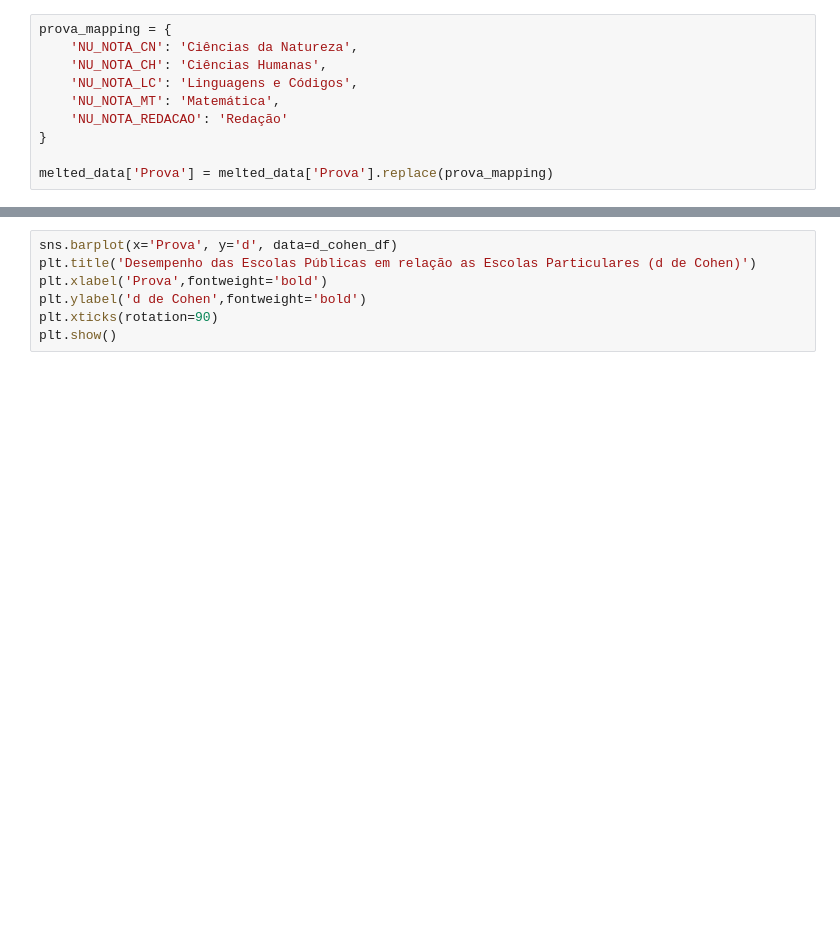
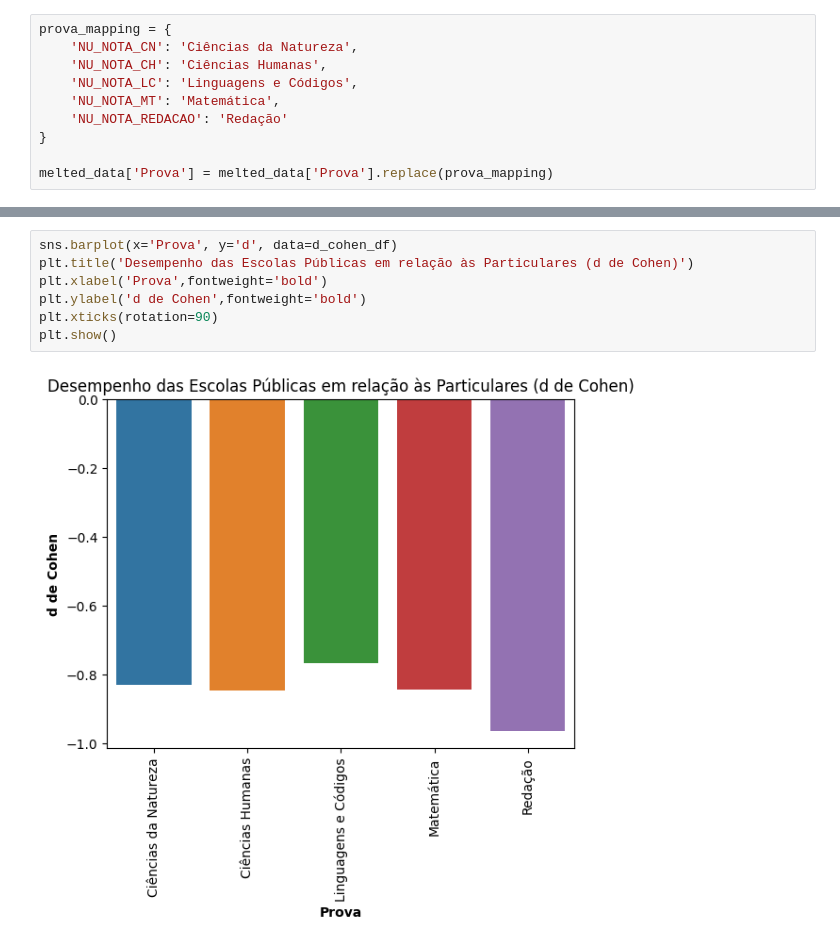
Before and after one commit to saragocams/dumaju, a Jupyter notebook: APS1.ipynb, the cells around one changed output, grey strips where cells are left out. Drawn from its saved outputs; the diff is of its cells as text; blank space fills up the shorter version.

```diff
--- a/APS1.ipynb
+++ b/APS1.ipynb
@@ -162,7 +405,9 @@ d_cohen_df
 # %%
 sns.barplot(x='Prova', y='d', data=d_cohen_df)
-plt.title('Desempenho das Escolas Públicas em relação as Escolas Particulares (d de Cohen)')
+plt.title('Desempenho das Escolas Públicas em relação às Particulares (d de Cohen)')
 plt.xlabel('Prova',fontweight='bold')
 plt.ylabel('d de Cohen',fontweight='bold')
 plt.xticks(rotation=90)
 plt.show()
+# %% [output]
+[figure, added]
```
Also changed, not shown: parts of 24 cells of this notebook, 1 other file.
